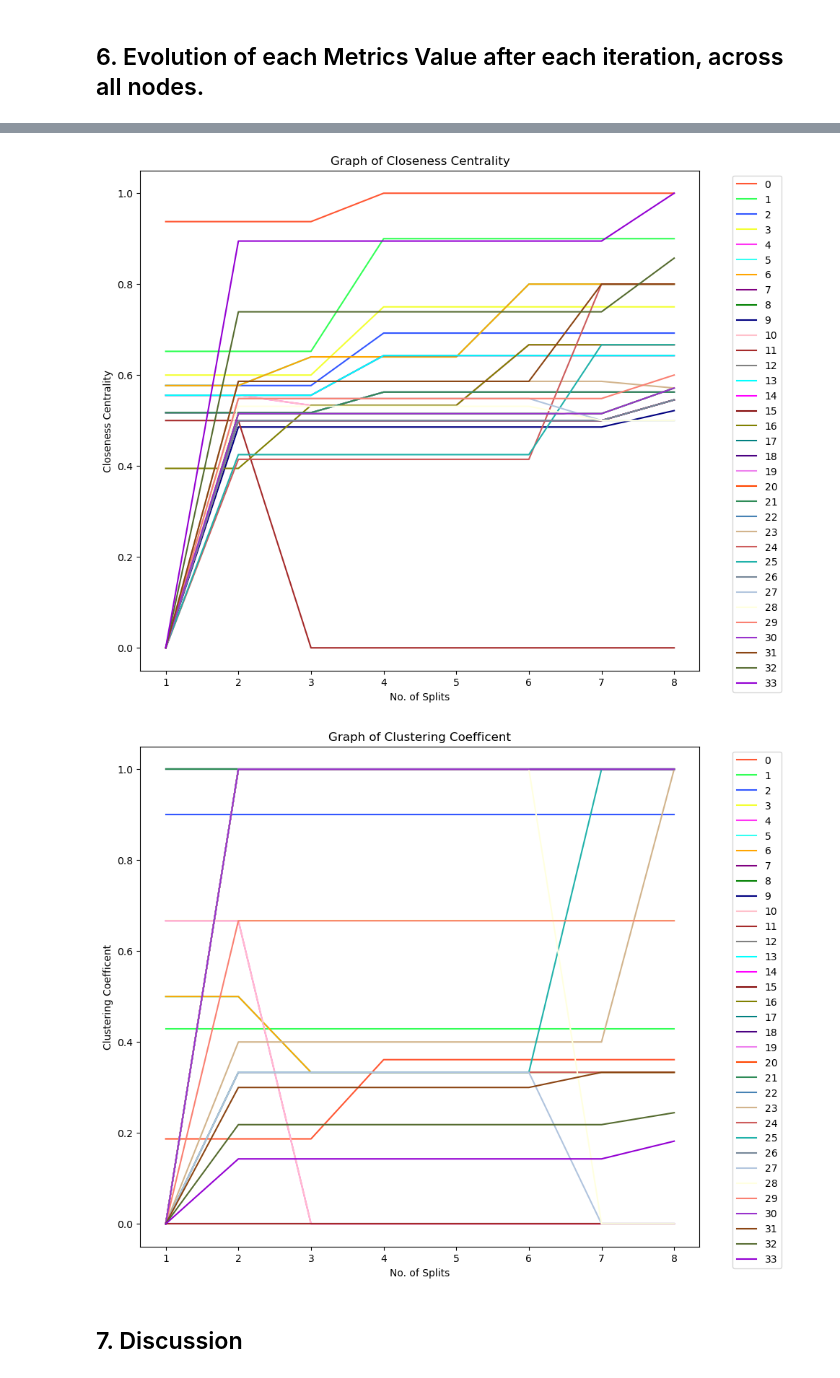
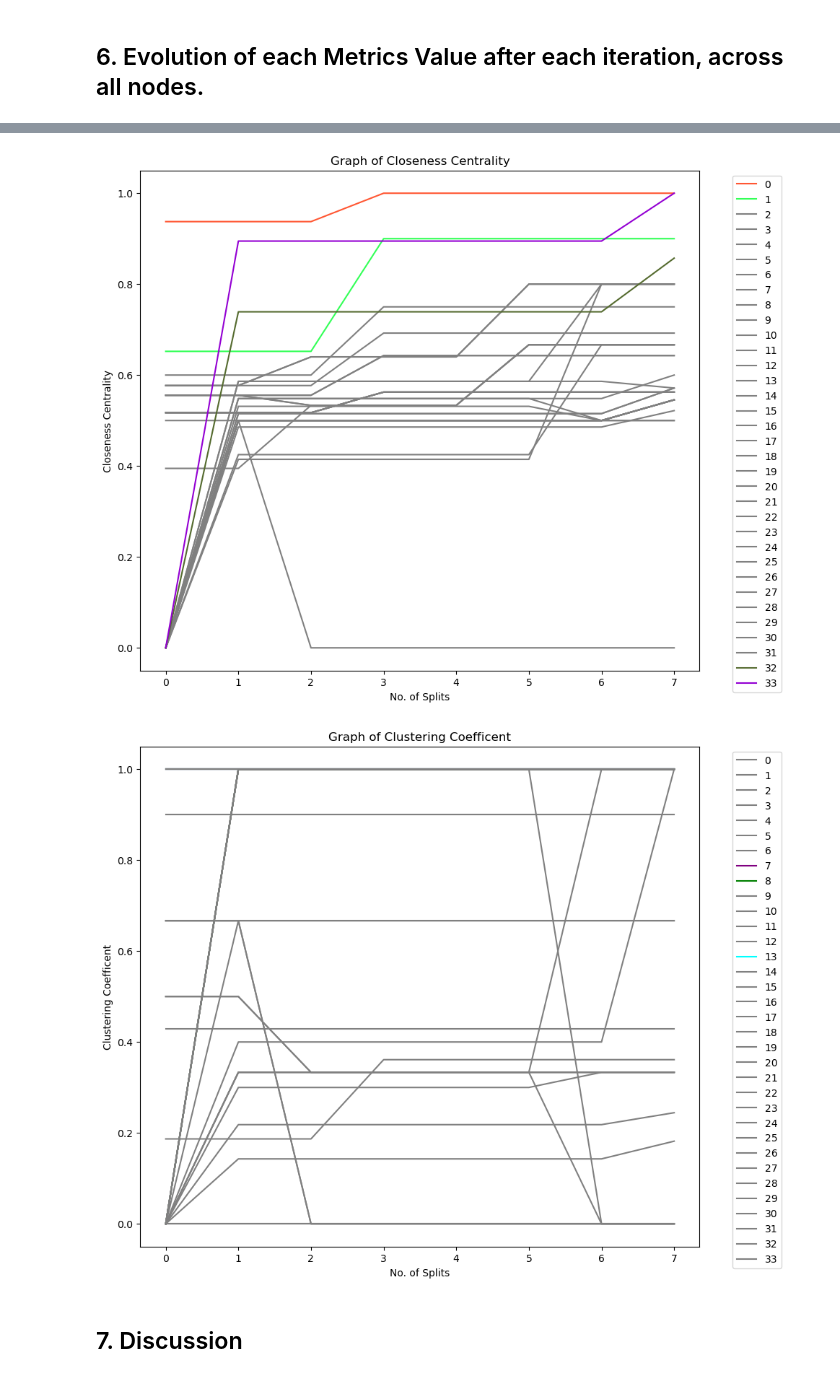
Before and after one commit to SenSei-177/Karate-Club-Graph, a Jupyter notebook: Karate Club Graph.ipynb, the cells around one changed output, grey strips where cells are left out. Drawn from its saved outputs; the diff is of its cells as text; code cells hidden in the pictures.

Commit message:
Colored

```diff
--- a/Karate Club Graph.ipynb
+++ b/Karate Club Graph.ipynb
@@ -237,15 +237,27 @@ Final Spectral Modularity Score of the graph : 0.43014561196379375
 # %% [markdown]
 ## 6. Evolution of each Metrics Value after each iteration, across all nodes.
 # %%
-x = [x for x in range(1,9)]
+x = [x for x in range(0,8)]
 
 for j in [0,1,2,3]:
     plt.figure(e, figsize=(10, 9))
     e += 1
+    plt.title(f"Graph of {Metrics_Name[j]}")
+    plt.xlabel("No. of Splits")
+    plt.ylabel(Metrics_Name[j])
+
+    k = np.array(Metrics_Values[j][:,-1])
+    l = []
+    for i in range(0,4):
+        q = np.argmax(k)
+        k[q] = 0
+        l.append(q)
+
+    Colour_Palette = ["Grey"]*34
+    for i in l:
+        Colour_Palette[i] = str(Colour_Name[i])
+
     for i in range(0,34):
-        plt.title(f"Graph of {Metrics_Name[j]}")
-        plt.xlabel("No. of Splits")
-        plt.ylabel(Metrics_Name[j])
-        plt.plot(x, list(Metrics_Values[j][i]),color = Colour_Name[i], label= str(i))
+        plt.plot(x, list(Metrics_Values[j][i]),color = Colour_Palette[i], label= str(i))
         plt.legend(bbox_to_anchor=(1.05, 1), loc="best")
 # %% [output]
@@ -254,5 +266,5 @@ for j in [0,1,2,3]:
-[figure, old version]
+[figure, new version]
-[figure, old version]
+[figure, new version]
 # %% [markdown]
 ## 7. Discussion
 # %% [markdown]
```
Also changed, not shown: parts of 1 cell of this notebook.
